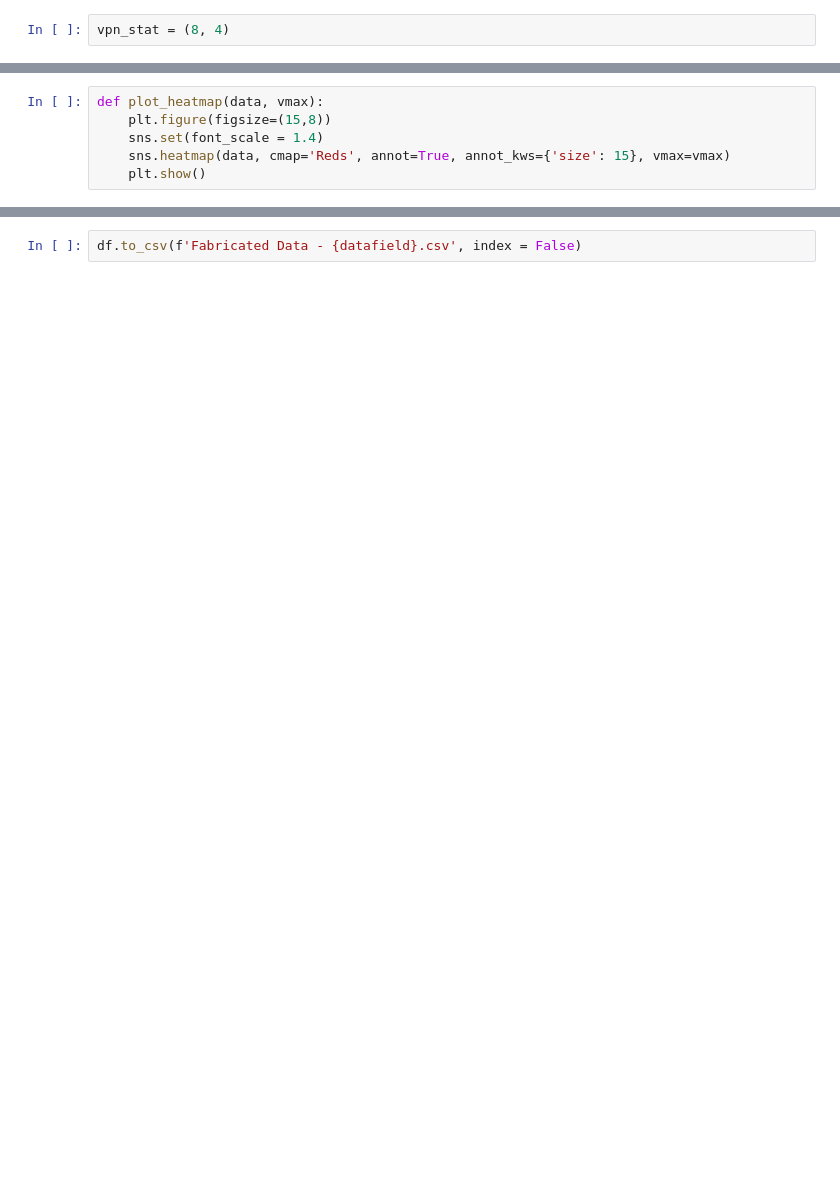
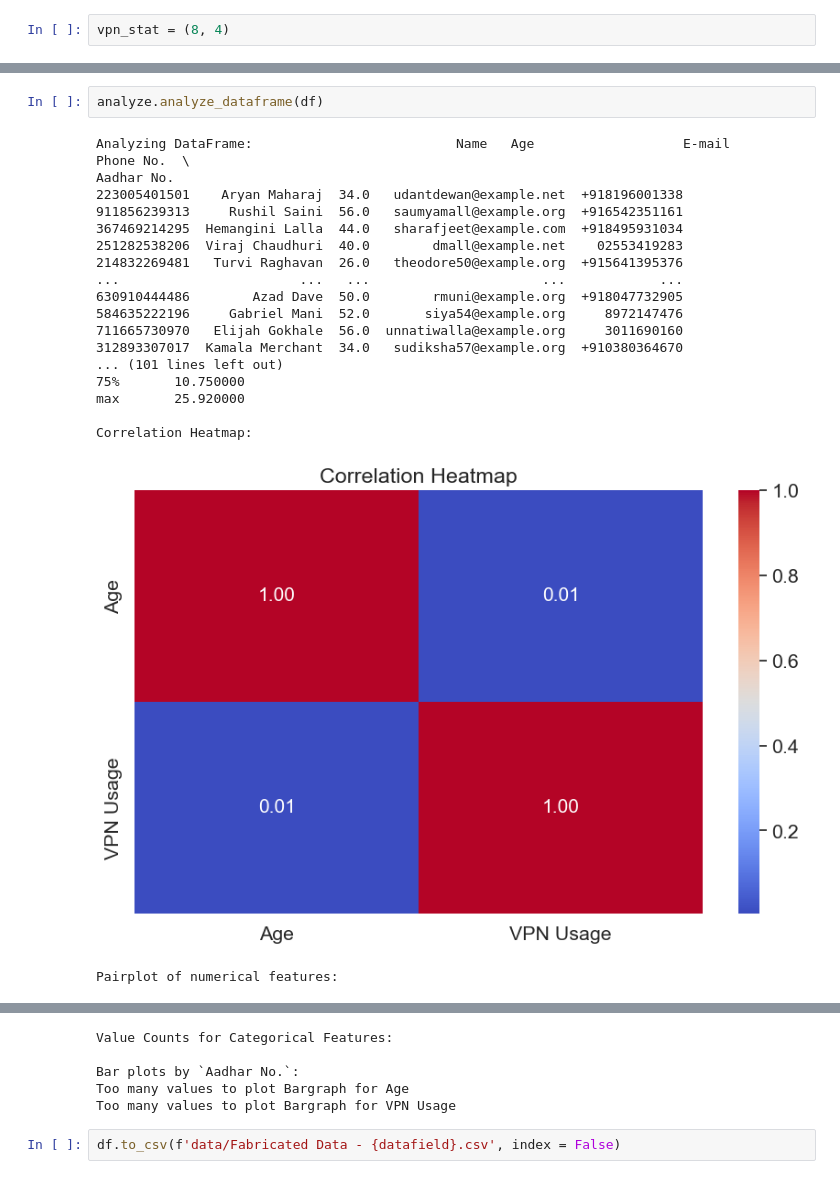
Before and after one commit to DivyanshGupta2006/Default-Probability-Model-Using-Alternative-Data, a Jupyter notebook: Fabricate Data - Divyansh.ipynb, the cells around one changed output, grey strips where cells are left out. Drawn from its saved outputs; the diff is of its cells as text; blank space fills up the shorter version.

```diff
--- a/Fabricate Data - Divyansh.ipynb
+++ b/Fabricate Data - Divyansh.ipynb
@@ -63,7 +36,23 @@ df
 10000 rows × 5 columns
 # %%
-def plot_heatmap(data, vmax):
-    plt.figure(figsize=(15,8))
-    sns.set(font_scale = 1.4)
-    sns.heatmap(data, cmap='Reds', annot=True, annot_kws={'size': 15}, vmax=vmax)
-    plt.show()
+analyze.analyze_dataframe(df)
+# %% [output]
+Analyzing DataFrame:                          Name   Age                   E-mail      Phone No.  \
+Aadhar No.
+223005401501    Aryan Maharaj  34.0   udantdewan@example.net  +918196001338
+911856239313     Rushil Saini  56.0   saumyamall@example.org  +916542351161
+367469214295  Hemangini Lalla  44.0   sharafjeet@example.com  +918495931034
+251282538206  Viraj Chaudhuri  40.0        dmall@example.net    02553419283
+214832269481   Turvi Raghavan  26.0   theodore50@example.org  +915641395376
+...                       ...   ...                      ...            ...
+630910444486        Azad Dave  50.0        rmuni@example.org  +918047732905
+584635222196     Gabriel Mani  52.0       siya54@example.org     8972147476
+711665730970   Elijah Gokhale  56.0  unnatiwalla@example.org     3011690160
+312893307017  Kamala Merchant  34.0   sudiksha57@example.org  +910380364670
+... (101 lines left out)
+75%       10.750000
+max       25.920000
+
+Correlation Heatmap:
+[figure, added]
+Pairplot of numerical features:
@@ -70,2 +60,7 @@ def plot_heatmap(data, vmax):
+Value Counts for Categorical Features:
+
+Bar plots by `Aadhar No.`:
+Too many values to plot Bargraph for Age
+Too many values to plot Bargraph for VPN Usage
 # %%
-df.to_csv(f'Fabricated Data - {datafield}.csv', index = False)
+df.to_csv(f'data/Fabricated Data - {datafield}.csv', index = False)
```
Also changed, not shown: parts of 7 cells of this notebook, 4 other files.
